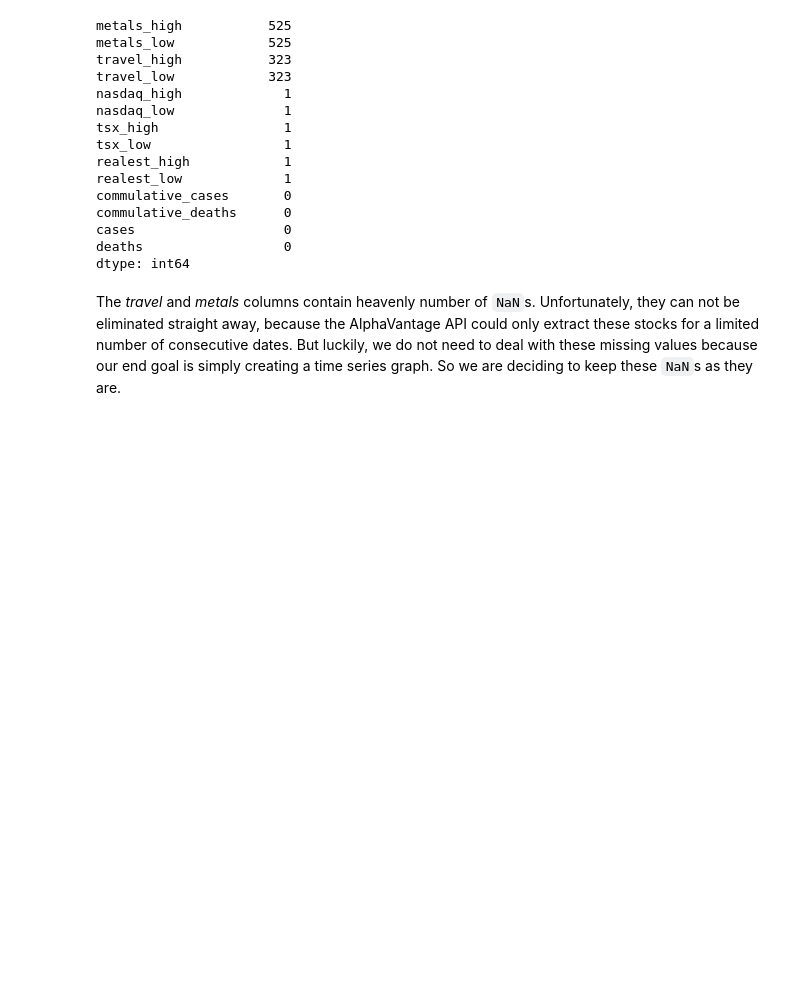
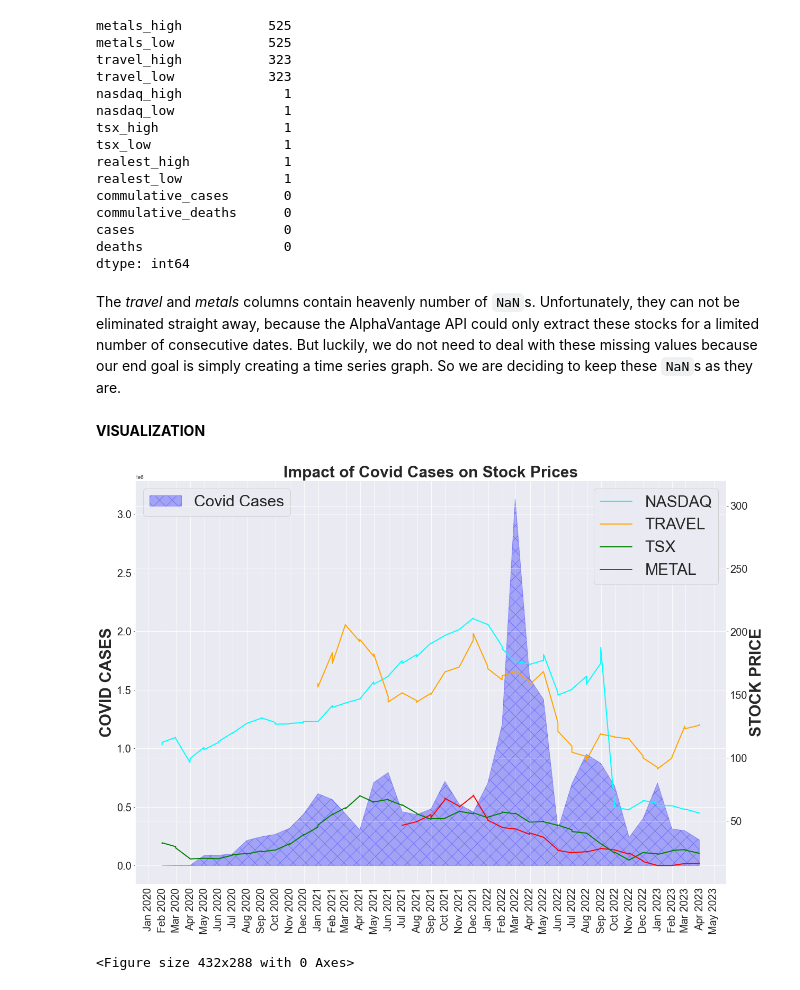
Before and after one commit to ryuukkk/python-project, a Jupyter notebook: main.ipynb, the cells around one changed output. Cells and saved outputs as stored; diff of their text form; code cells hidden in the pictures; blank space fills up the shorter version.

Commit message:
"One Visualization Done"

```diff
--- a/main.ipynb
+++ b/main.ipynb
@@ -215,3 +216,43 @@ dtype: int64
 # %% [markdown]
 The *travel* and *metals* columns contain heavenly number of ``NaN``s. Unfortunately, they can not be eliminated straight away, because the AlphaVantage API could only extract these stocks for a limited number of consecutive dates.
 But luckily, we do not need to deal with these missing values because our end goal is simply creating a time series graph. So we are deciding to keep these ``NaN``s as they are.
+# %% [markdown]
+**VISUALIZATION**
+# %%
+cases_df = full_data[["cases","nasdaq_high", "travel_high", "tsx_high", "metals_high"]]
+monthly_cases_df=cases_df.resample("M").first()
+mean_data = cases_df.resample("M").mean()
+median_data = cases_df.resample("M").median()
+combines_df = pd.concat([median_data, mean_data])
+combines_df= combines_df.sort_index()
+
+
+fix, ax = plt.subplots(figsize = (20,14))
+ax.fill_between(monthly_cases_df.index, 0, monthly_cases_df["cases"], alpha=0.3, color="blue", hatch="x", label="Covid Cases")
+
+ax.set_ylabel("COVID CASES", fontsize=30, fontweight="bold")
+ax.tick_params(axis="y", labelsize=20)
+
+ax.legend(loc="upper left", fontsize=30)
+ax2 = ax.twinx()
+ax2.plot(combines_df.index, combines_df.nasdaq_high, label="NASDAQ", color="cyan", linewidth=2)
+ax2.plot(combines_df.index, combines_df.travel_high, label="TRAVEL", color="orange", linewidth=2)
+ax2.plot(combines_df.index, combines_df.tsx_high, label="TSX", color="green", linewidth=2)
+ax2.plot(combines_df.index, combines_df.metals_high, label="METAL", color="red", linewidth=2)
+
+ax2.set_ylim([0,320])
+ax2.set_ylabel("STOCK PRICE", fontsize=30, fontweight="bold")
+ax2.set_yticks([50, 100, 150, 200, 250, 300])
+ax2.tick_params(axis="y", labelsize=20)
+ax2.legend(loc="upper right", fontsize=30)
+
+ax.xaxis.set_major_locator(MonthLocator())
+ax.xaxis.set_major_formatter(DateFormatter("%b %Y"))
+ax.tick_params(axis="x", labelsize=20, rotation=90)
+
+plt.title("Impact of Covid Cases on Stock Prices", fontsize=30, fontweight="bold")
+plt.show()
+plt.savefig("figures/impact_on_stockPrice.jpg")
+# %% [output]
+[figure, added]
+<Figure size 432x288 with 0 Axes>
```
Also changed, not shown: parts of 3 cells of this notebook, 2 other files.
